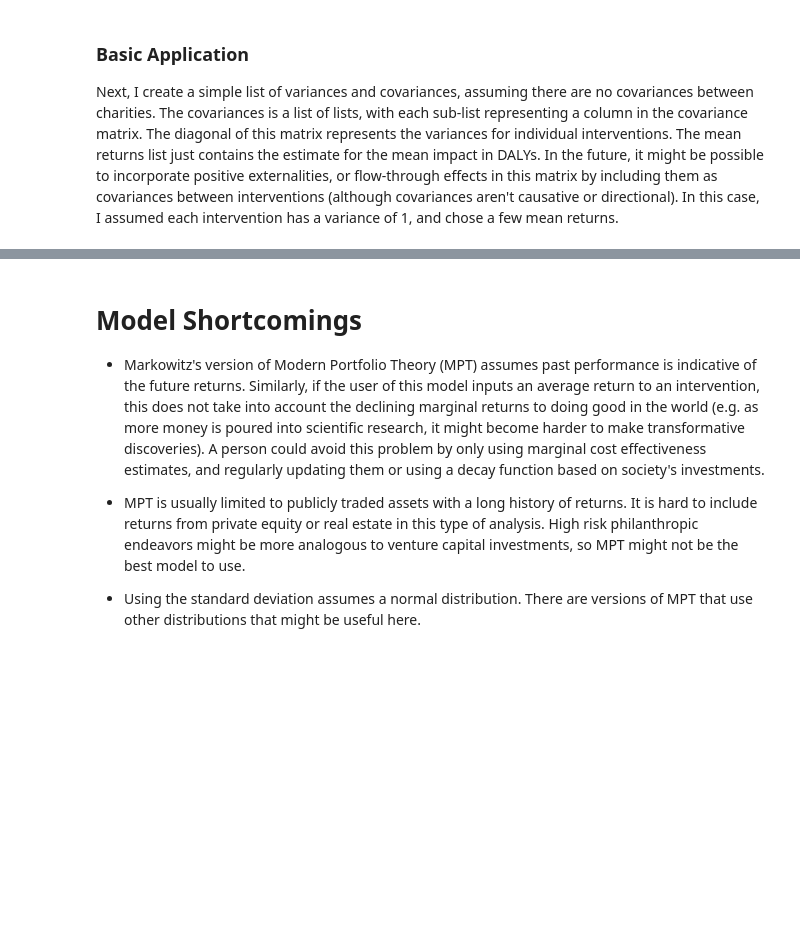
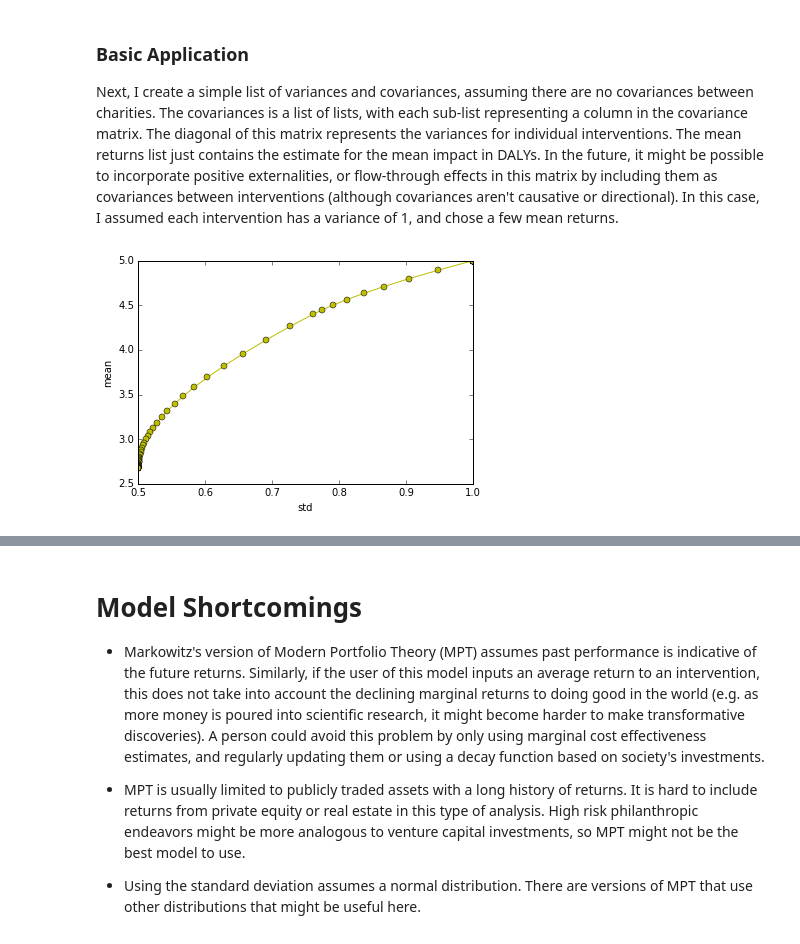
Before and after one commit to psthomas/efficient-frontier, a Jupyter notebook: efficient_frontier.ipynb, the cells around one changed output, grey strips where cells are left out. Drawn from its saved outputs; the diff is of its cells as text; code cells hidden in the pictures; blank space fills up the shorter version.

```diff
--- a/efficient_frontier.ipynb
+++ b/efficient_frontier.ipynb
@@ -195,12 +195,19 @@ Next, I create a simple list of variances and covariances, assuming there are no
 # %%
 # Sub-lists represent matrix columns, diagonal is the variance of each intervention
 covariances = [[1,0,0,0],[0,1,0,0],[0,0,1,0],[0,0,0,1]]
 
 mean_returns = [1.2,5.0,3.0,1.5]
 
 weights, returns, risks, portfolios = covmean_portfolio(covariances, mean_returns)
 
+# Matplotlib only plot:
+plt.ylabel('mean')
+plt.xlabel('std')
+plt.plot(risks, returns, 'y-o') #risks and returns are just arrays of points along the frontier
+plt.show()
 
+# Interactive mpld3 plot:
 interactive_plot(risks, returns, portfolios)
 # %% [output]
+[figure, added]
 [interactive output not drawn]
```
Also changed, not shown: parts of 3 cells of this notebook.
